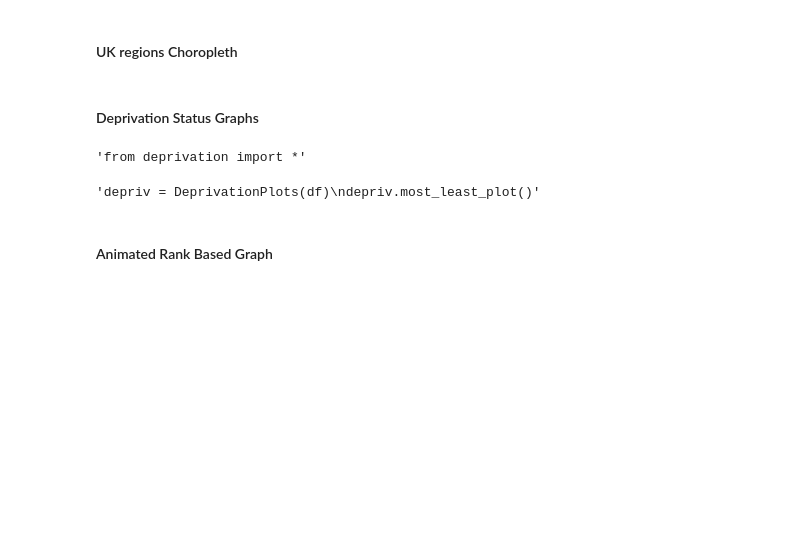
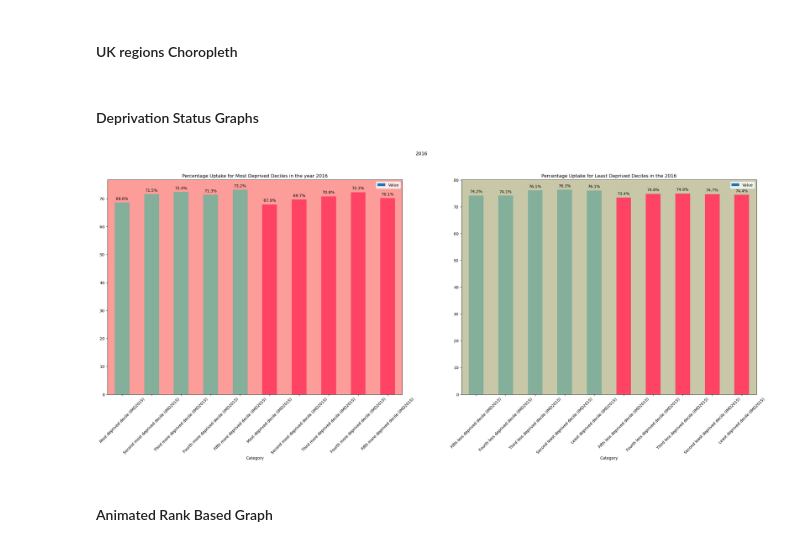
Before and after one commit to mangotangochick/visualisation-tools-for-screening, a Jupyter notebook: visualisation_package/vis_tools/demo.ipynb, the cells around one changed output. Cells and saved outputs as stored; diff of their text form; code cells hidden in the pictures; blank space fills up the shorter version.

```diff
--- a/visualisation_package/vis_tools/demo.ipynb
+++ b/visualisation_package/vis_tools/demo.ipynb
@@ -158,14 +158,12 @@ region_map = Region_Analysis(in_year=2015)
 # %% [markdown]
 #### Deprivation Status Graphs
 # %%
-'''from deprivation import *'''
+from deprivation import *
-# %% [output]
-'from deprivation import *'
 # %%
-'''depriv = DeprivationPlots(df)
-depriv.most_least_plot()'''
+depriv = DeprivationPlots(df)
+depriv.most_least_plot(2016)
 # %% [output]
-'depriv = DeprivationPlots(df)\ndepriv.most_least_plot()'
+[figure, added]
 # %% [markdown]
 #### Animated Rank Based Graph
 # %% [markdown]
```
Also changed, not shown: parts of 6 cells of this notebook, 2 other files.
